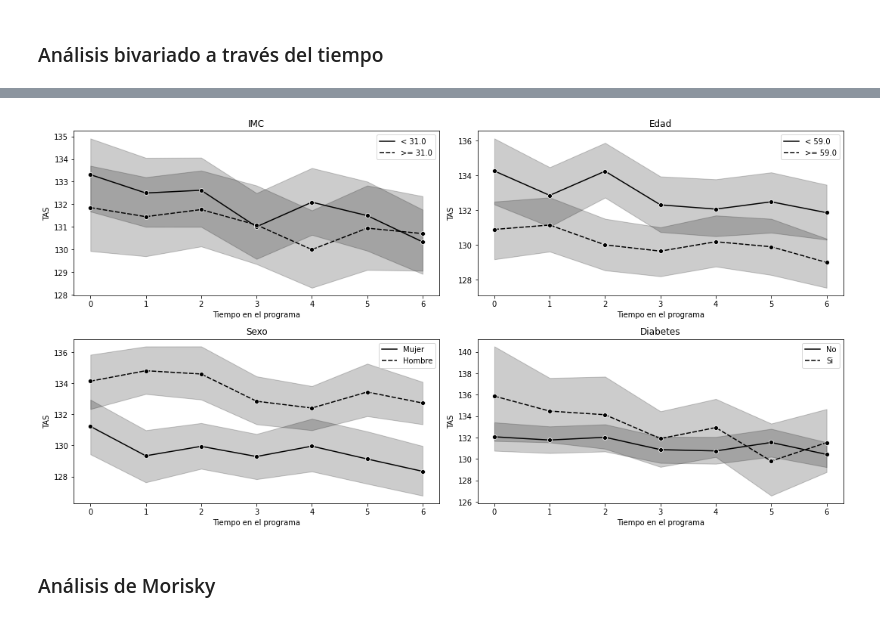
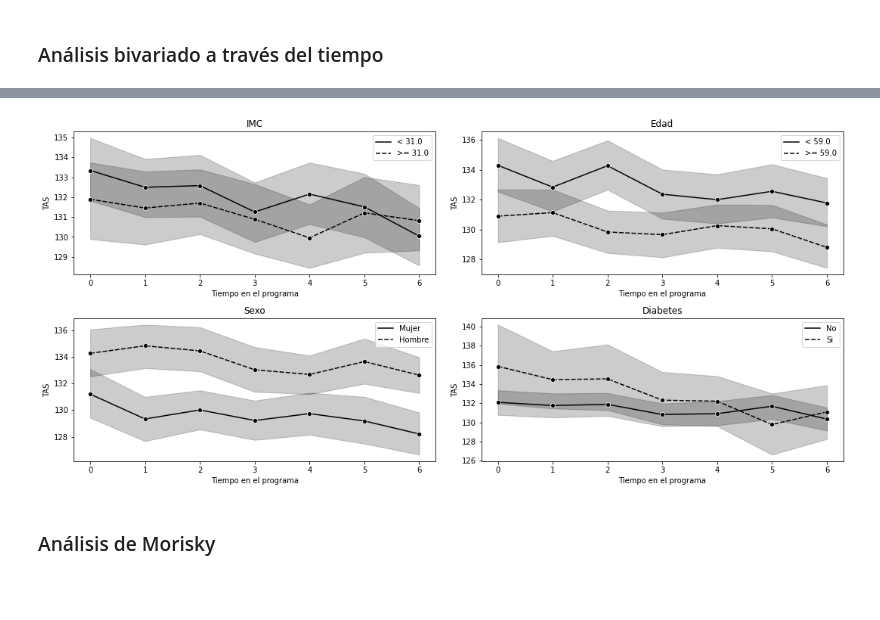
Before and after one commit to ecometto94/Tesis, a Jupyter notebook: Sintaxis/Análisis Descriptivo Paper Style.ipynb, the cells around one changed output, grey strips where cells are left out. Cells and saved outputs as stored; diff of their text form; code cells hidden in the pictures; blank space fills up the shorter version.

```diff
--- a/Sintaxis/Análisis Descriptivo Paper Style.ipynb
+++ b/Sintaxis/Análisis Descriptivo Paper Style.ipynb
@@ -222,26 +224,28 @@ plt.show()
 # %%
 # Covariables importantes
-plt.figure(figsize=(15,15))
+plt.figure(figsize=(15,10))
 
+new_numerical = ["IMC", "Edad", "Sexo", "DBT"]
 for i, x in enumerate(["IMC", "Edad", "Sexo", "DBT"]):
-    axs = plt.subplot(int(len(numerical)/2)+1,2,i+1)
+    axs = plt.subplot(int(len(new_numerical)/2)+1,2,i+1)
     if x in ["IMC", "Edad"]:
         median_ = tesis.drop_duplicates(["idPaciente", x])[x].median()
         hue_mask = tesis[x] < median_
         hue_mask = hue_mask.map({True: f">= {median_}", False: f"< {median_}"})
     elif x == "Sexo":
         hue_mask = tesis[x].map({0: "Mujer", 1: "Hombre"})
     elif x == "DBT":
         hue_mask = tesis[x].map({0: "No", 1: "Si"}).rename("Diabetes")
     line = sns.lineplot(x=tesis["tpo_programa"], y=tesis["TAS"], marker="o", hue=hue_mask, style=hue_mask, palette=["black", "black"])
     plt.legend()
     plt.title(str(hue_mask.name))
     plt.xlabel("Tiempo en el programa")
 
 plt.tight_layout()
+plt.savefig(f"{PATH_TO_IMG}/TAS_vs_tpo_with_covs.png", bbox_inches='tight')
 plt.show()
 # %% [output]
-[figure, old version]
+[figure, new version]
 # %% [markdown]
 ### Análisis de Morisky
 # %%
```
Also changed, not shown: parts of 17 cells of this notebook, 11 other files.
